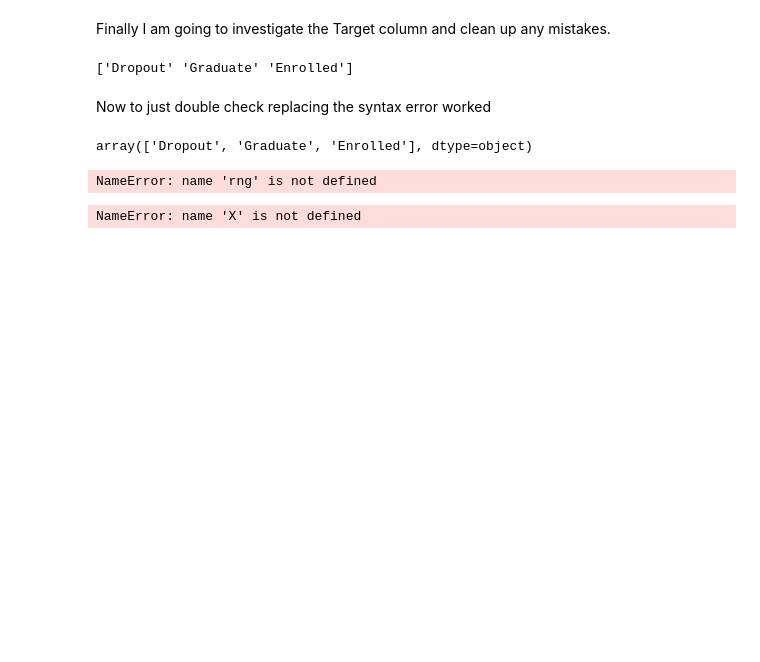
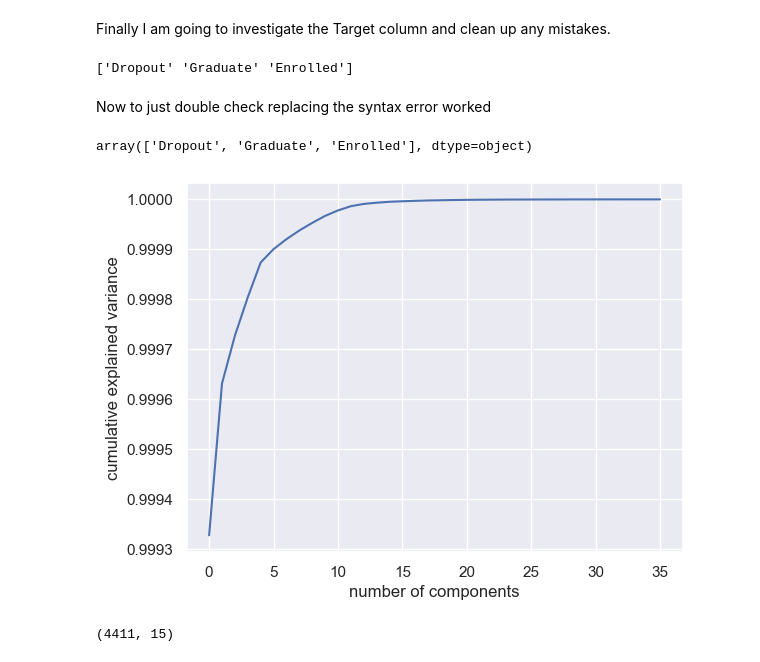
Before and after one commit to 2024200/JasonLiuDoyle_DPrepHDip_CA1, a Jupyter notebook: JasonLiuDoyle_DPrepHDip_CA1 (2).ipynb, the cells around one changed output. Saved outputs shown, nothing was run; the diff lists cells and outputs as text; code cells hidden in the pictures; blank space fills up the shorter version.

```diff
--- a/JasonLiuDoyle_DPrepHDip_CA1 (2).ipynb
+++ b/JasonLiuDoyle_DPrepHDip_CA1 (2).ipynb
@@ -201,5 +219,6 @@ As there is only 1 occurence I will again replace it with NaN
 # %%
 df['age_at_enrollment'] = pd.to_numeric(df['age_at_enrollment'], errors='coerce')
+df = df.dropna(subset=['age_at_enrollment'])
 # %%
 unique_values = df['cu_1st_sem_credited'].unique()
 print(unique_values)
@@ -253,5 +273,9 @@ Exact same as before, 1 occurence so swap to NaN
 # %%
 df['marital_status'] = pd.to_numeric(df['marital_status'], errors='coerce')
+df = df.dropna(subset=['marital_status'])
+# %%
+df['cu_1st_sem_credited'] = pd.to_numeric(df['cu_1st_sem_credited'], errors='coerce')
+df = df.dropna(subset=['cu_1st_sem_credited'])
 # %% [markdown]
 Now Let's double check and make sure everything worked
 # %%
@@ -302,13 +361,15 @@ import seaborn as sns; sns.set()
-# %%
-X = np.dot(rng.rand(2, 2), rng.randn(2, 200)).T
-plt.scatter(X[:, 0], X[:, 1])
-plt.axis('equal');
-# %% [output]
-NameError: name 'rng' is not defined
-# %%
-from sklearn.decomposition import PCA
-pca = PCA(n_components=2)
-pca.fit(X)
-PCA(copy=True, n_components=2, whiten=False)
-# %% [output]
-NameError: name 'X' is not defined
+# %%
+%matplotlib inline
+import numpy as np
+from sklearn.decomposition import PCA
+import seaborn as sns;
+import matplotlib.pyplot as plt
+sns.set()
+# %%
+df_no_target = df.drop(columns=["target"])
+pca = PCA().fit(df_no_label)
+plt.plot(np.cumsum(pca.explained_variance_ratio_))
+plt.xlabel('number of components')
+plt.ylabel('cumulative explained variance');
+# %% [output]
+[figure, added]
@@ -314,0 +379,4 @@ NameError: name 'X' is not defined
+# %%
+projected.shape
+# %% [output]
+(4411, 15)
```
Also changed, not shown: parts of 32 cells of this notebook.
